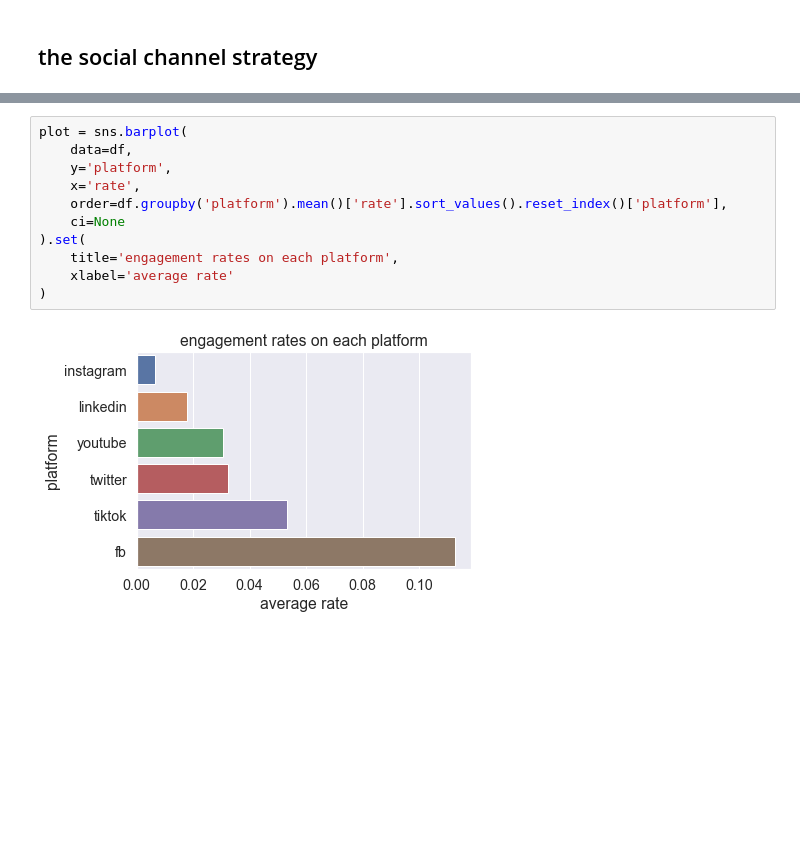
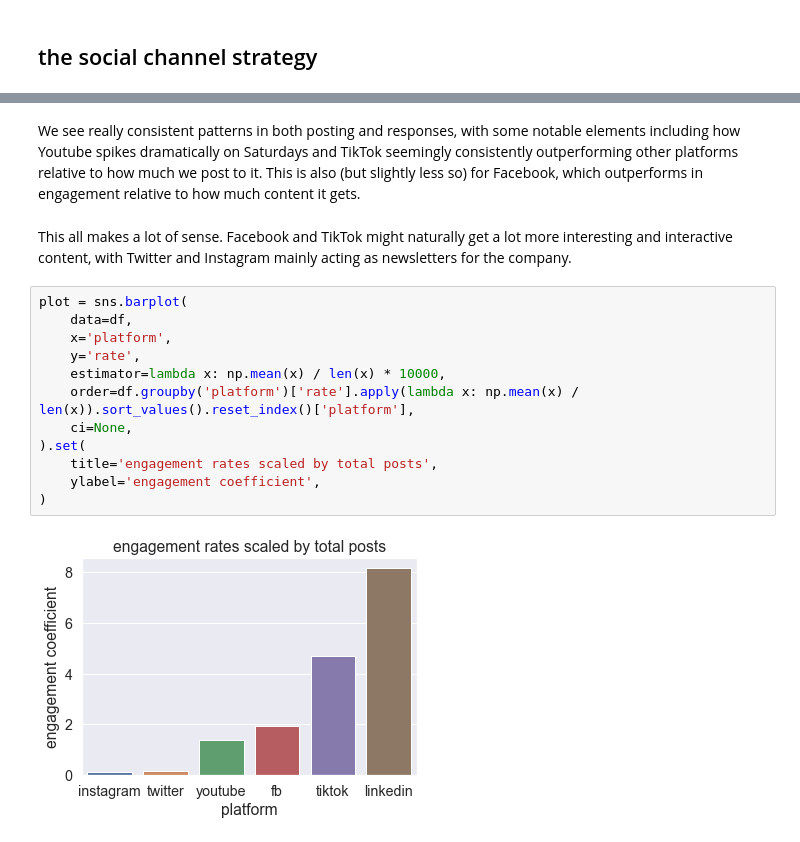
Before and after one commit to rdszhao/evil-analysis, a Jupyter notebook: report.ipynb, the cells around one changed output, grey strips where cells are left out. Saved outputs shown, nothing was run; the diff lists cells and outputs as text; blank space fills up the shorter version.

```diff
--- a/report.ipynb
+++ b/report.ipynb
@@ -279,13 +392,18 @@ Let
+# %% [markdown]
+We see really consistent patterns in both posting and responses, with some notable elements including how Youtube spikes dramatically on Saturdays and TikTok seemingly consistently outperforming other platforms relative to how much we post to it. This is also (but slightly less so) for Facebook, which outperforms in engagement relative to how much content it gets.
+# %% [markdown]
+This all makes a lot of sense. Facebook and TikTok might naturally get a lot more interesting and interactive content, with Twitter and Instagram mainly acting as newsletters for the company.
 # %%
 plot = sns.barplot(
     data=df,
-    y='platform',
-    x='rate',
-    order=df.groupby('platform').mean()['rate'].sort_values().reset_index()['platform'],
-    ci=None
+    x='platform',
+    y='rate',
+	estimator=lambda x: np.mean(x) / len(x) * 10000,
+    order=df.groupby('platform')['rate'].apply(lambda x: np.mean(x) / len(x)).sort_values().reset_index()['platform'],
+    ci=None,
 ).set(
-    title='engagement rates on each platform',
-    xlabel='average rate'
+    title='engagement rates scaled by total posts',
+    ylabel='engagement coefficient',
 )
 # %% [output]
-[figure, old version]
+[figure, new version]
```
Also changed, not shown: parts of 30 cells of this notebook.
